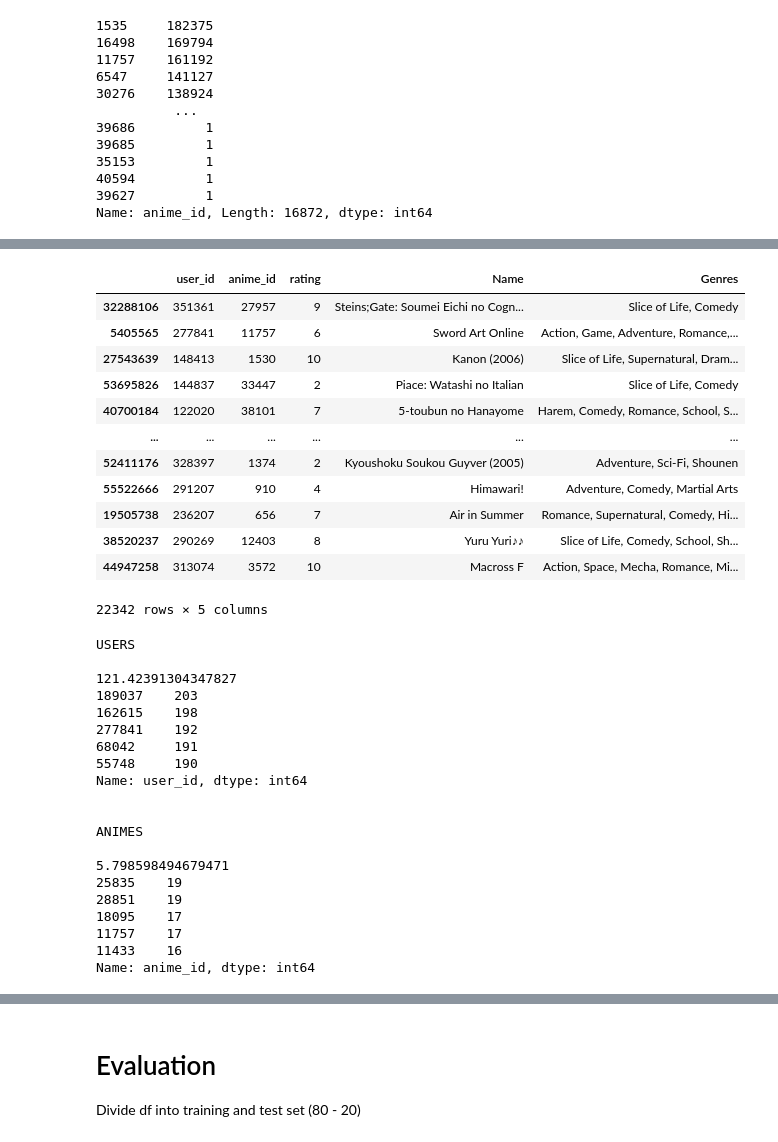
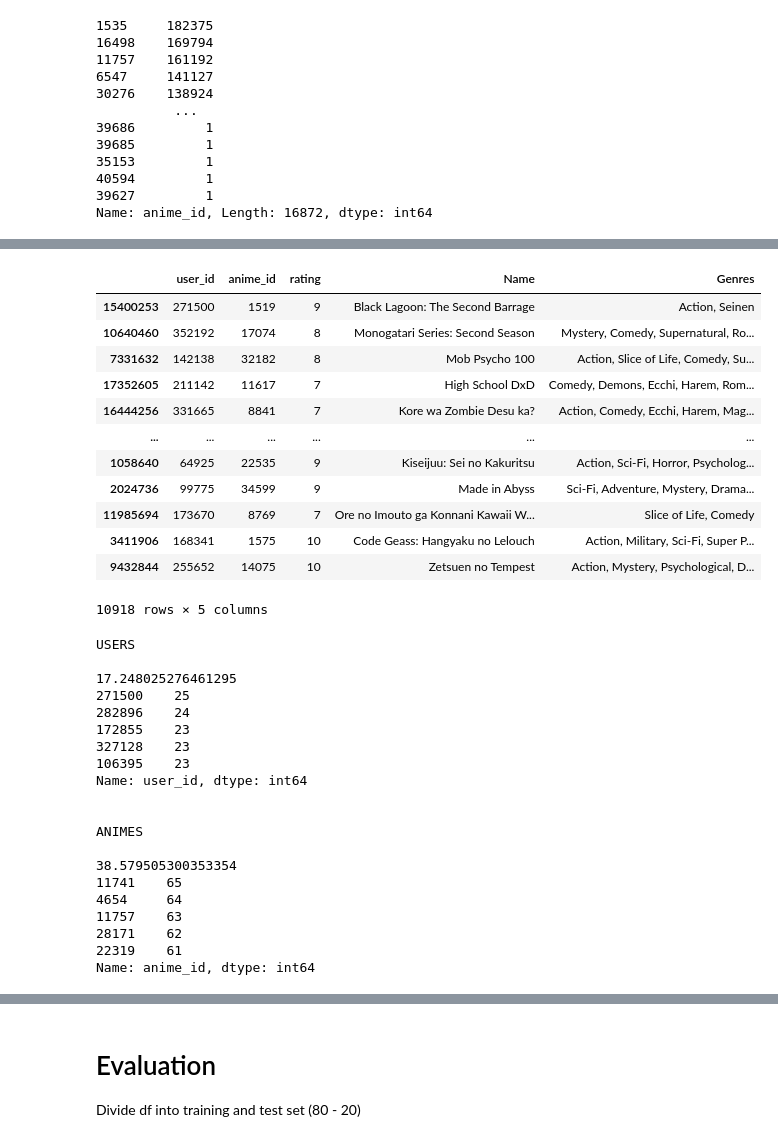
Before and after one commit to JoaoRodrigo99/AI---DM-ML, a Jupyter notebook: JR/anime_ratings__RS_101.ipynb, the cells around one changed output, grey strips where cells are left out. Drawn from its saved outputs; the diff is of its cells as text; code cells hidden in the pictures.

```diff
--- a/JR/anime_ratings__RS_101.ipynb
+++ b/JR/anime_ratings__RS_101.ipynb
@@ -188,6 +196,6 @@ plt.show()
 # %%
 # Filter out users with less than 150 ratings and animes with less than 3500 ratings
-df_sample_anime = df_sample.groupby("anime_id").filter(lambda x: len(x) > 100) # 16872
+df_sample_anime = df_sample.groupby("anime_id").filter(lambda x: len(x) > 2000) # 16872
 df_sample_anime
 # %% [output]
 |  | user_id | anime_id | rating | Name | Genres |
@@ -206,20 +214,20 @@ df_sample_anime
 # %%
-df_sample_users = df_sample_anime.groupby("user_id").filter(lambda x: len(x) > 100) # 310059
+df_sample_users = df_sample_anime.groupby("user_id").filter(lambda x: len(x) > 15) # 310059
 df_sample_users
 # %% [output]
 |  | user_id | anime_id | rating | Name | Genres |
-| 32288106 | 351361 | 27957 | 9 | Steins;Gate: Soumei Eichi no Cogn... | Slice of Life, Comedy |
-| 5405565 | 277841 | 11757 | 6 | Sword Art Online | Action, Game, Adventure, Romance,... |
-| 27543639 | 148413 | 1530 | 10 | Kanon (2006) | Slice of Life, Supernatural, Dram... |
-| 53695826 | 144837 | 33447 | 2 | Piace: Watashi no Italian | Slice of Life, Comedy |
-| 40700184 | 122020 | 38101 | 7 | 5-toubun no Hanayome | Harem, Comedy, Romance, School, S... |
+| 15400253 | 271500 | 1519 | 9 | Black Lagoon: The Second Barrage | Action, Seinen |
+| 10640460 | 352192 | 17074 | 8 | Monogatari Series: Second Season | Mystery, Comedy, Supernatural, Ro... |
+| 7331632 | 142138 | 32182 | 8 | Mob Psycho 100 | Action, Slice of Life, Comedy, Su... |
+| 17352605 | 211142 | 11617 | 7 | High School DxD | Comedy, Demons, Ecchi, Harem, Rom... |
+| 16444256 | 331665 | 8841 | 7 | Kore wa Zombie Desu ka? | Action, Comedy, Ecchi, Harem, Mag... |
 | ... | ... | ... | ... | ... | ... |
-| 52411176 | 328397 | 1374 | 2 | Kyoushoku Soukou Guyver (2005) | Adventure, Sci-Fi, Shounen |
-| 55522666 | 291207 | 910 | 4 | Himawari! | Adventure, Comedy, Martial Arts |
-| 19505738 | 236207 | 656 | 7 | Air in Summer | Romance, Supernatural, Comedy, Hi... |
-| 38520237 | 290269 | 12403 | 8 | Yuru Yuri♪♪ | Slice of Life, Comedy, School, Sh... |
-| 44947258 | 313074 | 3572 | 10 | Macross F | Action, Space, Mecha, Romance, Mi... |
+| 1058640 | 64925 | 22535 | 9 | Kiseijuu: Sei no Kakuritsu | Action, Sci-Fi, Horror, Psycholog... |
+| 2024736 | 99775 | 34599 | 9 | Made in Abyss | Sci-Fi, Adventure, Mystery, Drama... |
+| 11985694 | 173670 | 8769 | 7 | Ore no Imouto ga Konnani Kawaii W... | Slice of Life, Comedy |
+| 3411906 | 168341 | 1575 | 10 | Code Geass: Hangyaku no Lelouch | Action, Military, Sci-Fi, Super P... |
+| 9432844 | 255652 | 14075 | 10 | Zetsuen no Tempest | Action, Mystery, Psychological, D... |
-22342 rows × 5 columns
+10918 rows × 5 columns
 # %%
 # User ratings
 print("USERS \n")
@@ -234,21 +242,21 @@ print(df_sample_users["anime_id"].value_counts().head())
 # %% [output]
 USERS
 
-121.42391304347827
-189037    203
-162615    198
-277841    192
-68042     191
-55748     190
+17.248025276461295
+271500    25
+282896    24
+172855    23
+327128    23
+106395    23
 Name: user_id, dtype: int64
 
 
 ANIMES
 
-5.798598494679471
-25835    19
-28851    19
-18095    17
-11757    17
-11433    16
+38.579505300353354
+11741    65
+4654     64
+11757    63
+28171    62
+22319    61
 Name: anime_id, dtype: int64
```
Also changed, not shown: parts of 61 cells of this notebook, 1 other file.
